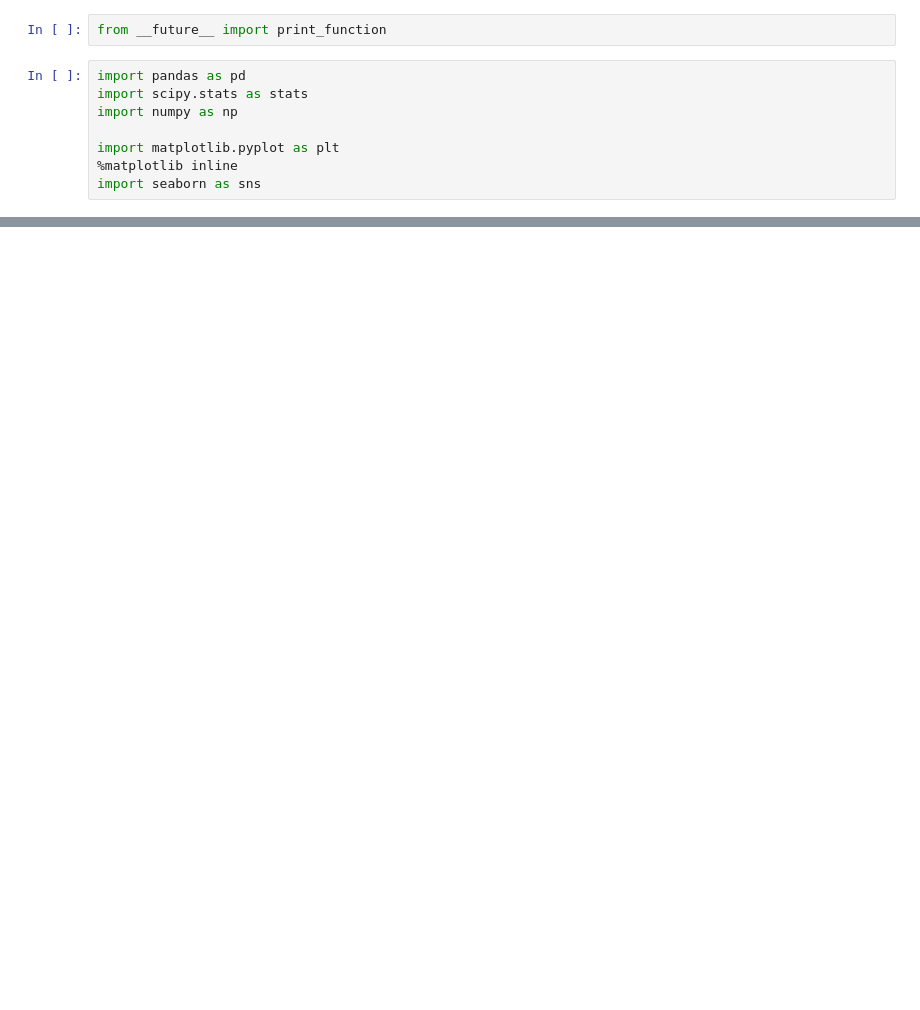
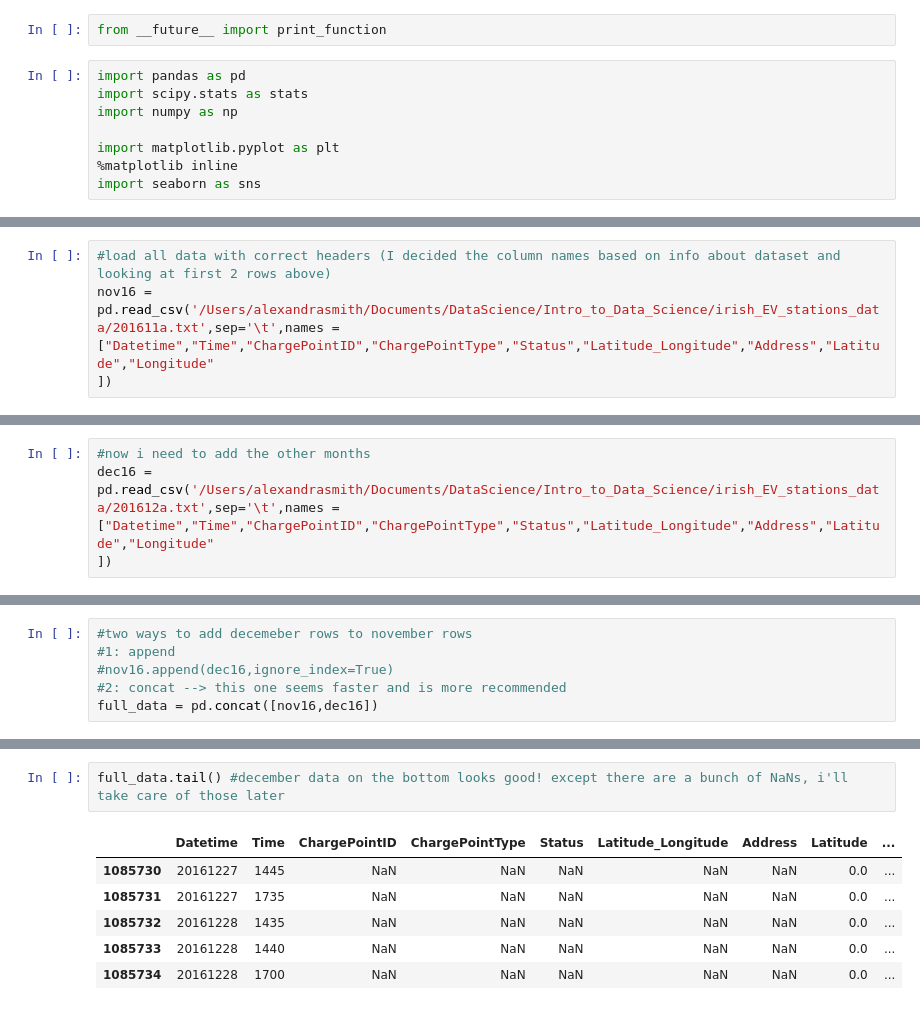
Before and after one commit to slimtomatillo/irish_EV_charger_status, a Jupyter notebook: irish_EV_charging_data.ipynb, the cells around one changed output, grey strips where cells are left out. Drawn from its saved outputs; the diff is of its cells as text; blank space fills up the shorter version.

Commit message:
worked on data and combined the 14 months of data into a single dataframe

```diff
--- a/irish_EV_charging_data.ipynb
+++ b/irish_EV_charging_data.ipynb
@@ -161,0 +21,4 @@ OverflowError: signed integer is greater than maximum
+# %%
+#load all data with correct headers (I decided the column names based on info about dataset and looking at first 2 rows above)
+nov16 = pd.read_csv('/Users/alexandrasmith/Documents/DataScience/Intro_to_Data_Science/irish_EV_stations_data/201611a.txt',sep='\t',names = ["Datetime","Time","ChargePointID","ChargePointType","Status","Latitude_Longitude","Address","Latitude","Longitude"
+])
@@ -161,0 +44,4 @@ OverflowError: signed integer is greater than maximum
+# %%
+#now i need to add the other months
+dec16 = pd.read_csv('/Users/alexandrasmith/Documents/DataScience/Intro_to_Data_Science/irish_EV_stations_data/201612a.txt',sep='\t',names = ["Datetime","Time","ChargePointID","ChargePointType","Status","Latitude_Longitude","Address","Latitude","Longitude"
+])
@@ -161,0 +68,6 @@ OverflowError: signed integer is greater than maximum
+# %%
+#two ways to add decemeber rows to november rows
+#1: append
+#nov16.append(dec16,ignore_index=True)
+#2: concat --> this one seems faster and is more recommended
+full_data = pd.concat([nov16,dec16])
@@ -161,0 +83,9 @@ OverflowError: signed integer is greater than maximum
+# %%
+full_data.tail() #december data on the bottom looks good! except there are a bunch of NaNs, i'll take care of those later
+# %% [output]
+|  | Datetime | Time | ChargePointID | ChargePointType | Status | Latitude_Longitude | Address | Latitude | ... |
+| 1085730 | 20161227 | 1445 | NaN | NaN | NaN | NaN | NaN | 0.0 | ... |
+| 1085731 | 20161227 | 1735 | NaN | NaN | NaN | NaN | NaN | 0.0 | ... |
+| 1085732 | 20161228 | 1435 | NaN | NaN | NaN | NaN | NaN | 0.0 | ... |
+| 1085733 | 20161228 | 1440 | NaN | NaN | NaN | NaN | NaN | 0.0 | ... |
+| 1085734 | 20161228 | 1700 | NaN | NaN | NaN | NaN | NaN | 0.0 | ... |
```
Also changed, not shown: parts of 48 cells of this notebook.
